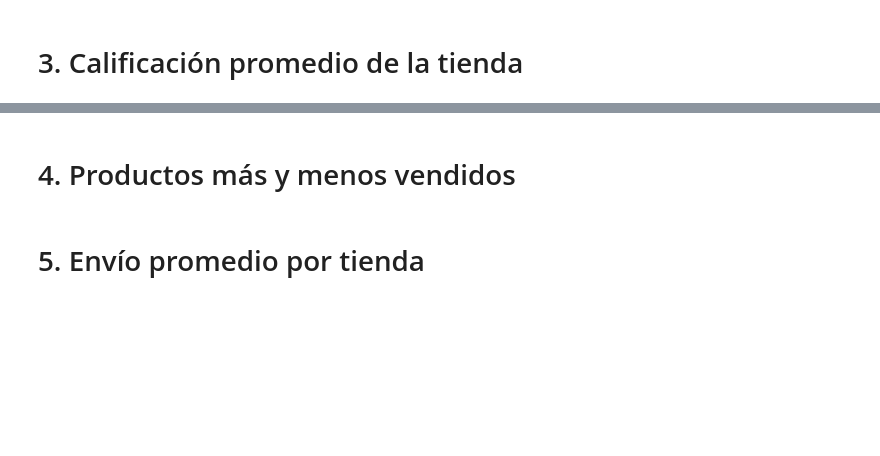
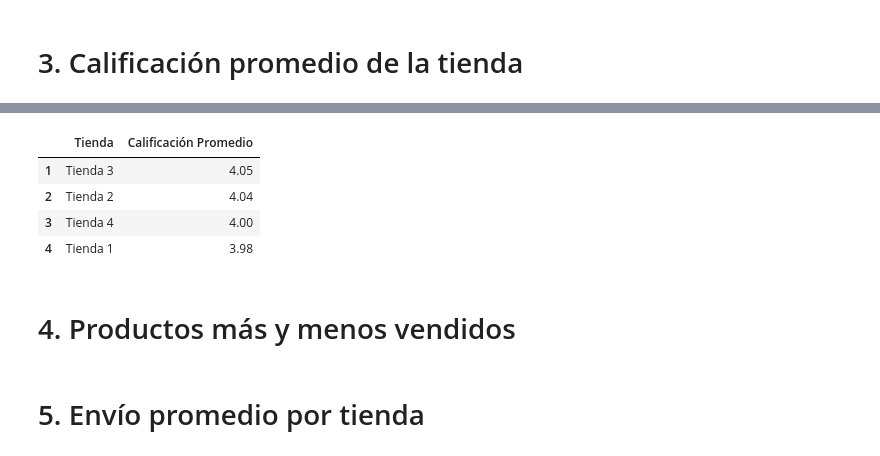
Before and after one commit to Tilyberto/Portafolio, a Jupyter notebook: AluraStoreLatam.ipynb, the cells around one changed output, grey strips where cells are left out. Saved outputs shown, nothing was run; the diff lists cells and outputs as text; code cells hidden in the pictures; blank space fills up the shorter version.

Commit message:
Actualizar notebook desde Colab

```diff
--- a/AluraStoreLatam.ipynb
+++ b/AluraStoreLatam.ipynb
@@ -119,3 +145,13 @@ for i, tienda in enumerate(tiendas, start=1):
+# %%
+# Mostrar el DataFrame con índice empezando desde 1
+promedios.index = range(1, len(promedios) + 1)
+promedios
+# %% [output]
+|  | Tienda | Calificación Promedio |
+| 1 | Tienda 3 | 4.05 |
+| 2 | Tienda 2 | 4.04 |
+| 3 | Tienda 4 | 4.00 |
+| 4 | Tienda 1 | 3.98 |
 # %% [markdown]
 # 4. Productos más y menos vendidos
 # %% [markdown]
```
Also changed, not shown: parts of 3 cells of this notebook.
